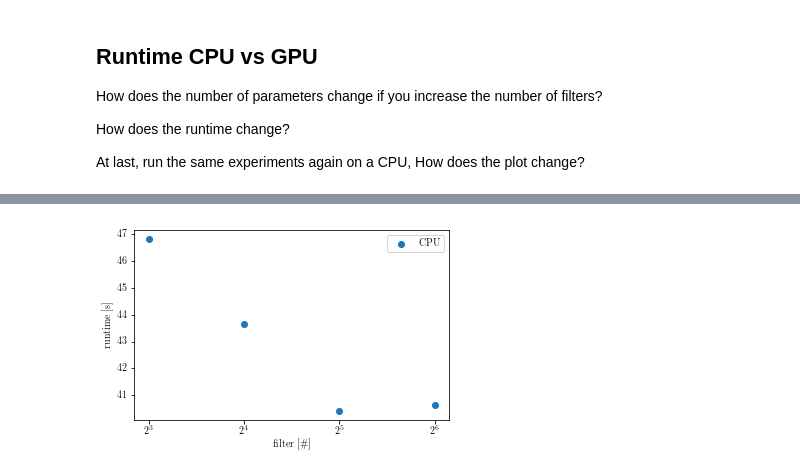
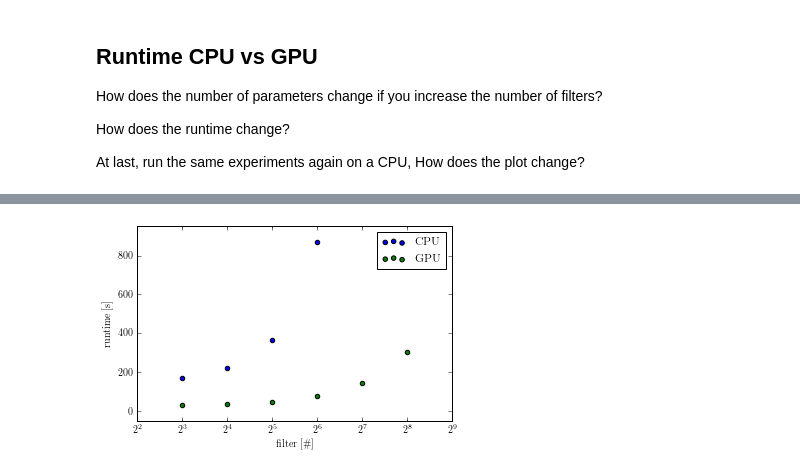
Before and after one commit to dekuenstle/dl_lab_2017, a Jupyter notebook: exercise2/notebook/exercise_2.ipynb, the cells around one changed output, grey strips where cells are left out. Saved outputs shown, nothing was run; the diff lists cells and outputs as text; code cells hidden in the pictures.

Commit message:
Run on pool with GPU and generate plots

```diff
--- a/exercise2/notebook/exercise_2.ipynb
+++ b/exercise2/notebook/exercise_2.ipynb
@@ -197,10 +201,9 @@ class LeNet():
         y_pred = tf.nn.softmax(full2)
         return y_pred
 
-    def sdg_epoch(self, X, y, batch_size):
+    def sdg_epoch(self, X, y, learning_rate, batch_size):
         step = self._gd_step_graph(learning_rate)
         return self._run_batched(step, X, y, batch_size)
-
 
     def train(self, X, y, X_valid, y_valid, learning_rate=0.1,
               max_epochs=100, batch_size=64, y_one_hot=True):
@@ -218,7 +221,7 @@ class LeNet():
             sess.run(tf.global_variables_initializer())
             self._session = sess
             for e in range(1, max_epochs+1):
-                self.sdg_epoch(X, y_1hot, batch_size)
+                self.sdg_epoch(X, y_1hot, learning_rate, batch_size)
 
                 train_loss = self.loss(X, y_1hot)
                 train_error = self.classification_error(X, y_1hot,
@@ -290,30 +305,34 @@ devices = device_lib.list_local_devices()
 cpus = [d for d in devices if d.device_type == 'CPU']
 gpus = [d for d in devices if d.device_type == 'GPU']
 
-train_config = dict(max_epochs=15, batch_size=64,
+train_config = dict(max_epochs=10, batch_size=64,
                     learning_rate=0.1, y_one_hot=True)
 
-def check_time(filters, times):
+def check_time(filters):
+    times = []
     for n_filter in filters:
         print("USE #FILTER {}".format(n_filter))
         start = time.time()
-        lenet = LeNet(init_stddev=0.1, n_filter=n_filter)
+        lenet = LeNet(init_stddev=0.1,
+                      n_filter=n_filter,
+                      max_batch_size=int(32/n_filter*10000))
         trace = lenet.train(X_train, y_train,
                             X_valid, y_valid,
                             **train_config)
         end = time.time()
         times.append(end - start)
+    return times
 # %%
 gpu_time = []
 cpu_time = []
 
+if len(gpus) > 0:
+    print("USE GPU")
+    with tf.device(gpus[0].name):
+        gpu_time = check_time(gpu_filters)
+
 if len(cpus) > 0:
     print("USE CPU")
     with tf.device(cpus[0].name):
-        check_time(cpu_filters, cpu_time)
-
-if len(gpus) > 0:
-    print("USE GPU")
-    with tf.device(gpus[0].name):
-        check_time(gpu_filters, gpu_time)
+        cpu_time = check_time(cpu_filters)
 # %% [output]
@@ -338,16 +356,17 @@ KeyboardInterrupt:
 # %%
-if len(cpus) > 0:
-    plt.scatter(cpu_filters, cpu_time, label='CPU')
+if len(cpu_filters) == len(cpu_time):
+    plt.scatter(cpu_filters, cpu_time, label='CPU', c='b')
 
-if len(gpus) > 0:
-    plt.scatter(gpu_filters, gpu_time, label='GPU')
+if len(gpu_filters) == len(gpu_time):
+    plt.scatter(gpu_filters, gpu_time, label='GPU', c='g')
 
 plt.legend(loc='best')
 plt.xlabel('filter [\#]')
+plt.ylim(-50, 950)
 plt.xscale('log', basex=2)
 plt.ylabel('runtime [s]')
 
 plt.savefig('../report/assets/runtime.pdf')
 plt.show()
 # %% [output]
-[figure, old version]
+[figure, new version]
```
Also changed, not shown: parts of 4 cells of this notebook, 2 other files.
